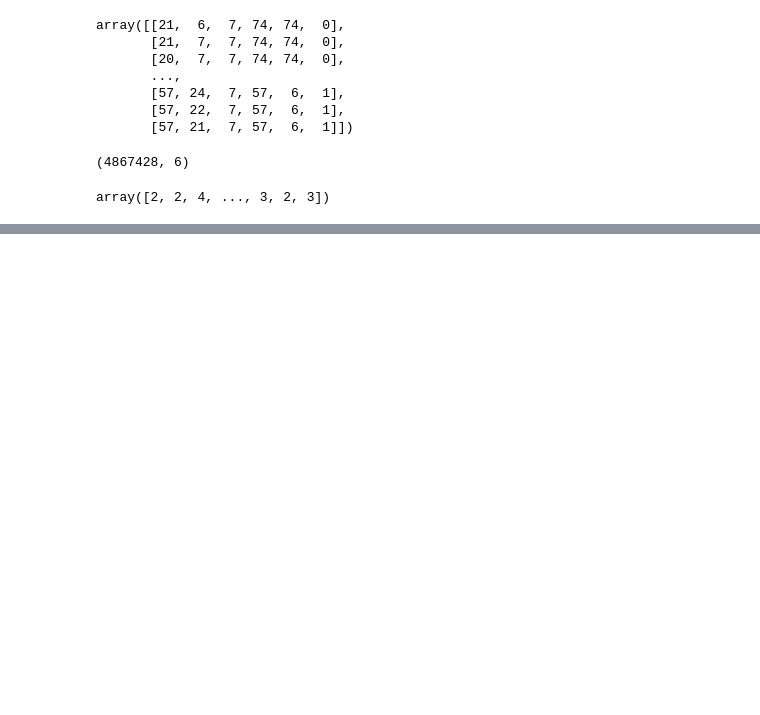
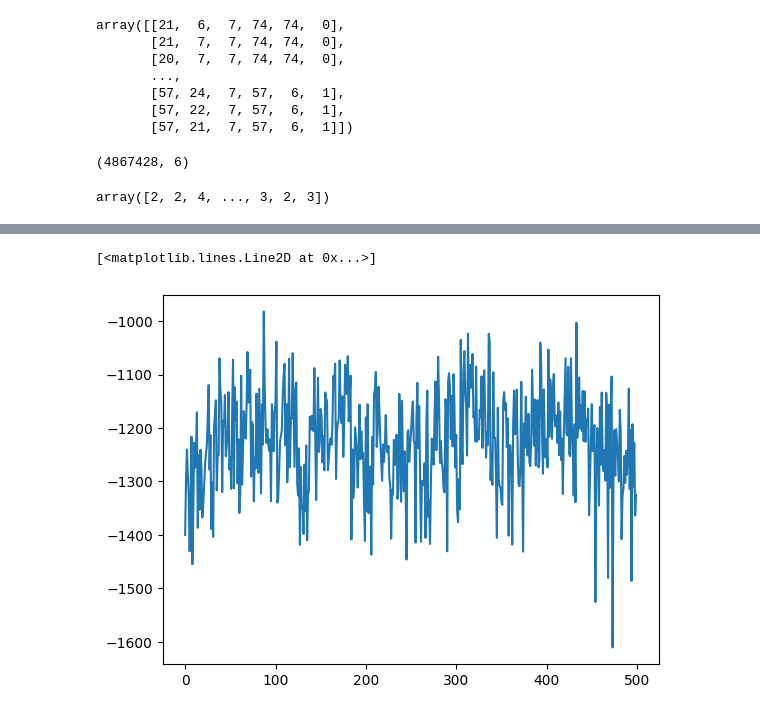
Before and after one commit to gvlos/SwitchFL, a Jupyter notebook: plot.ipynb, the cells around one changed output, grey strips where cells are left out. Cells and saved outputs as stored; diff of their text form; code cells hidden in the pictures; blank space fills up the shorter version.

```diff
--- a/plot.ipynb
+++ b/plot.ipynb
@@ -307,0 +316,5 @@ array([0., 0.])
+# %%
+plt.plot(running_avg(a, n_windows=500))
+# %% [output]
+[<matplotlib.lines.Line2D at 0x...>]
+[figure, added]
```
Also changed, not shown: parts of 4 cells of this notebook, 8 other files.
